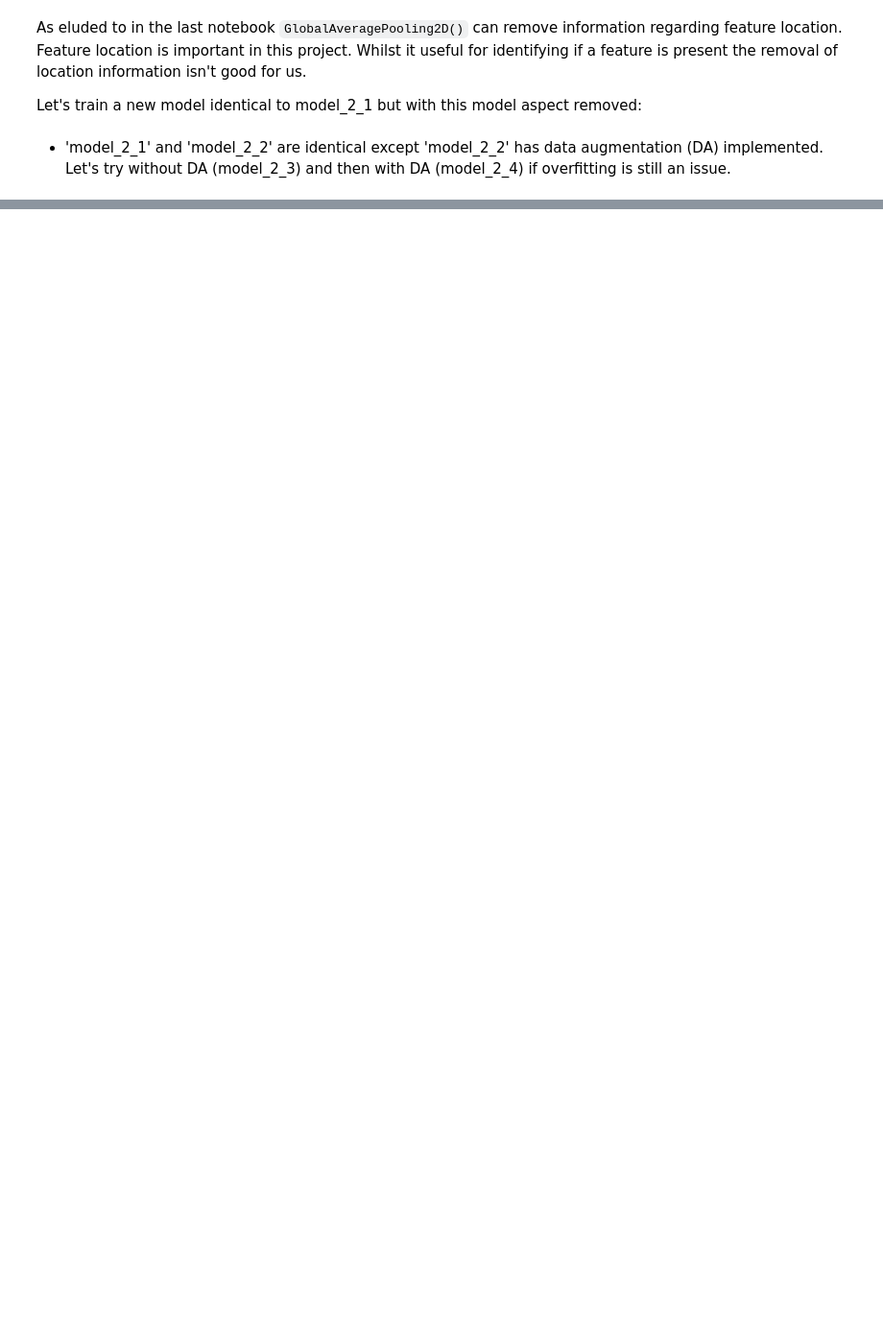
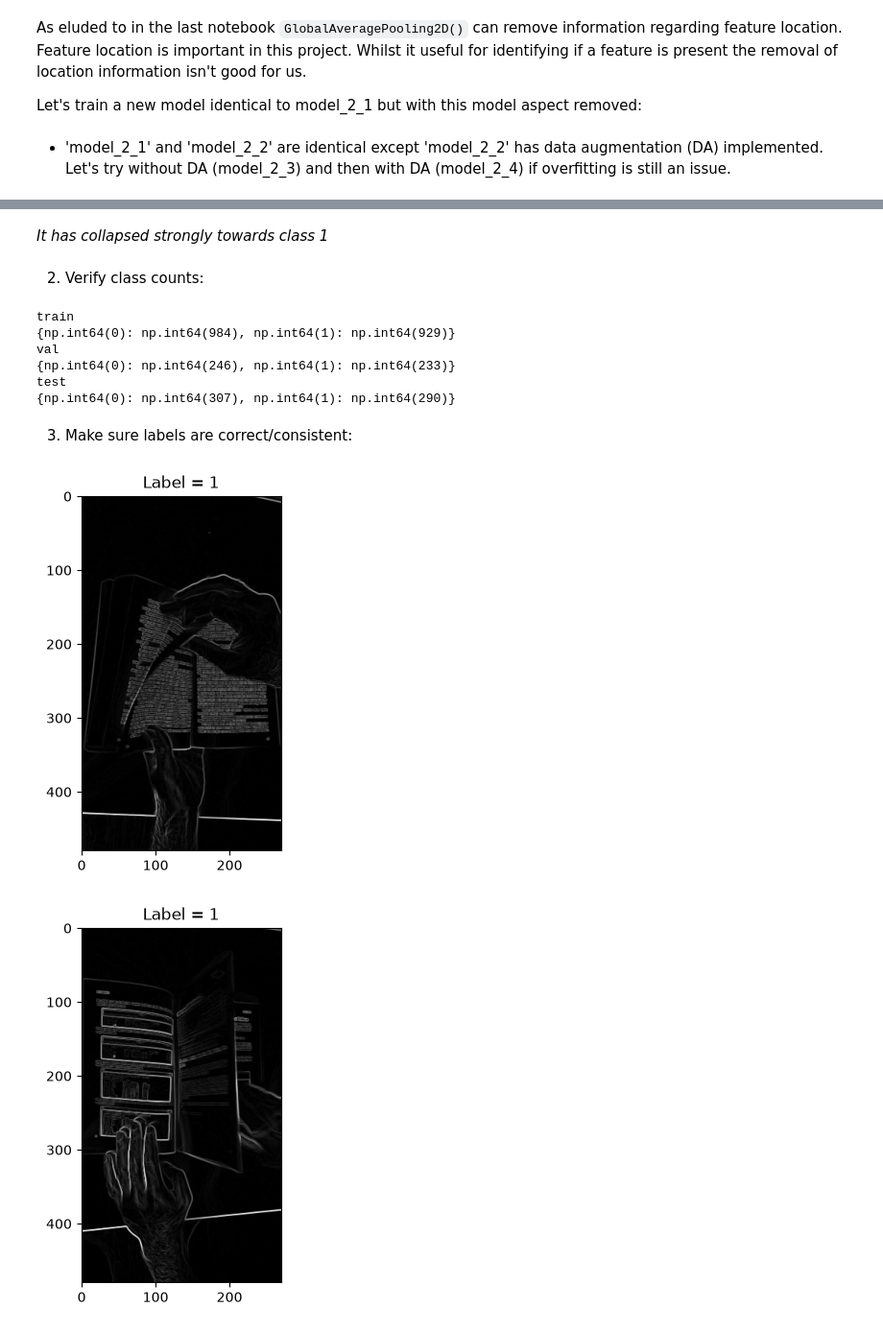
Before and after one commit to cameroncochrane/gejIeSjwpDqobLkc, a Jupyter notebook: notebooks/SFM_NB_5.ipynb, the cells around one changed output, grey strips where cells are left out. Shown at 96% size. Cells and saved outputs as stored; diff of their text form; code cells hidden in the pictures; blank space fills up the shorter version.

```diff
--- a/notebooks/SFM_NB_5.ipynb
+++ b/notebooks/SFM_NB_5.ipynb
@@ -22,0 +344,32 @@ Let's train a new model identical to model_2_1 but with this model aspect remove
+# %% [markdown]
+*It has collapsed strongly towards class 1*
+# %% [markdown]
+2. Verify class counts:
+# %%
+for name, y in [
+    ("train", y_train),
+    ("val", y_val),
+    ("test", y_test)
+]:
+    values, counts = np.unique(y, return_counts=True)
+
+    print(name)
+    print(dict(zip(values, counts)))
+# %% [output]
+train
+{np.int64(0): np.int64(984), np.int64(1): np.int64(929)}
+val
+{np.int64(0): np.int64(246), np.int64(1): np.int64(233)}
+test
+{np.int64(0): np.int64(307), np.int64(1): np.int64(290)}
+# %% [markdown]
+3. Make sure labels are correct/consistent:
+# %%
+for i in range(10):
+
+    plt.imshow(X_train[i].squeeze(), cmap="gray")
+    plt.title(f"Label = {y_train[i]}")
+    plt.show()
+# %% [output]
+[figure, added]
+[figure, added]
```
Also changed, not shown: parts of 28 cells of this notebook, 11 other files.
